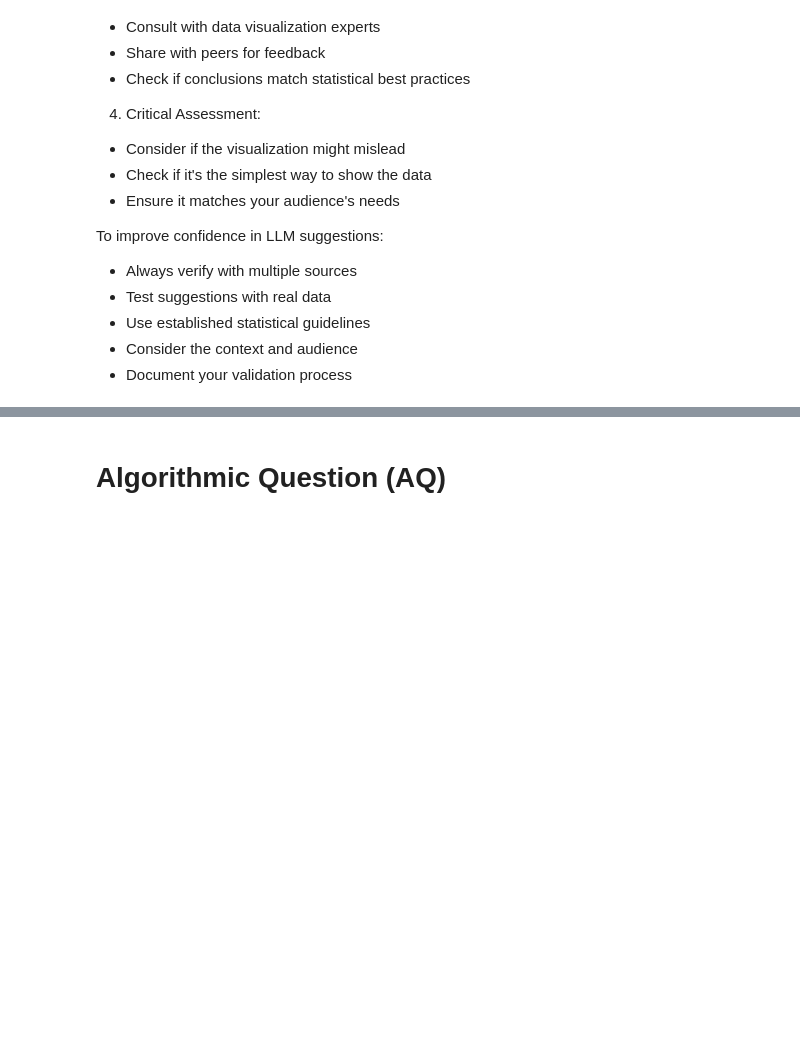
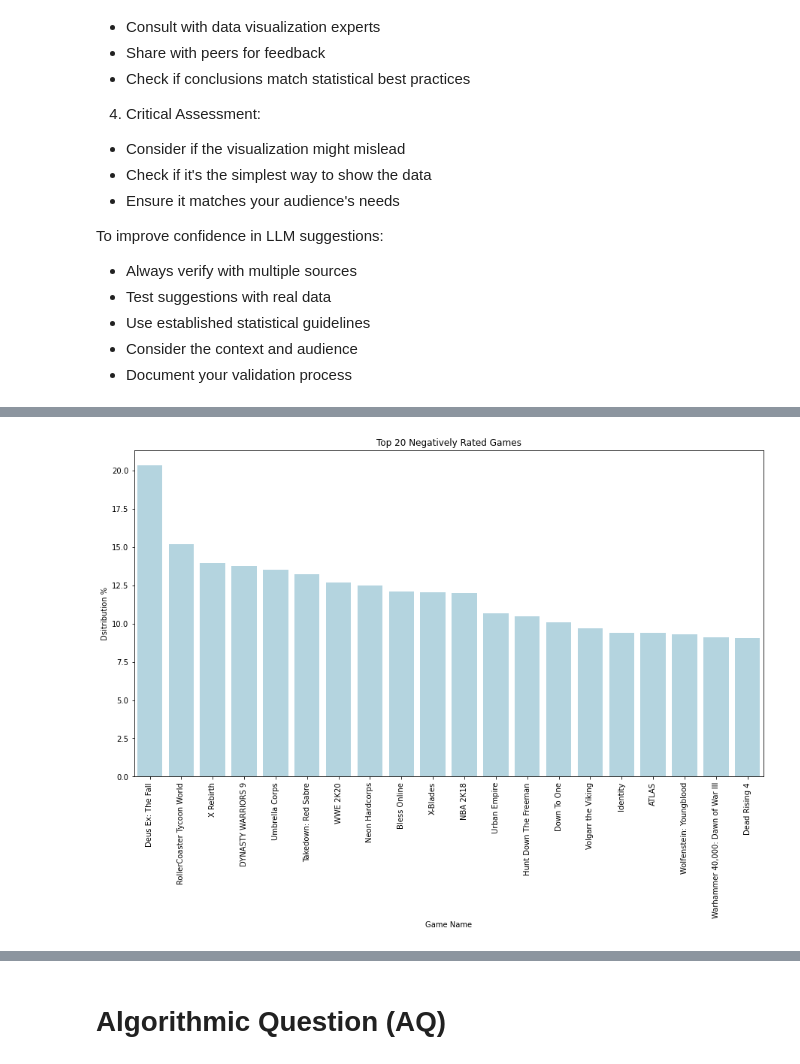
Before and after one commit to sandrokhizanishvili/SAPIENZA-ADM-HW2, a Jupyter notebook: 2021_steam_dataset_analysis.ipynb, the cells around one changed output, grey strips where cells are left out. Drawn from its saved outputs; the diff is of its cells as text; code cells hidden in the pictures; blank space fills up the shorter version.

```diff
--- a/2021_steam_dataset_analysis.ipynb
+++ b/2021_steam_dataset_analysis.ipynb
@@ -1067,0 +1303,12 @@ To improve confidence in LLM suggestions:
+# %%
+plt.figure(figsize=(15, 8))
+sns.barplot(data=most_negative, x='app_name', y='percentage', color='lightblue')
+
+plt.xticks(rotation=90)
+plt.xlabel('Game Name')
+plt.ylabel('Dsitribution %')
+plt.title('Top 20 Negatively Rated Games')
+
+plt.show()
+# %% [output]
+[figure, added]
```
Also changed, not shown: parts of 29 cells of this notebook.
